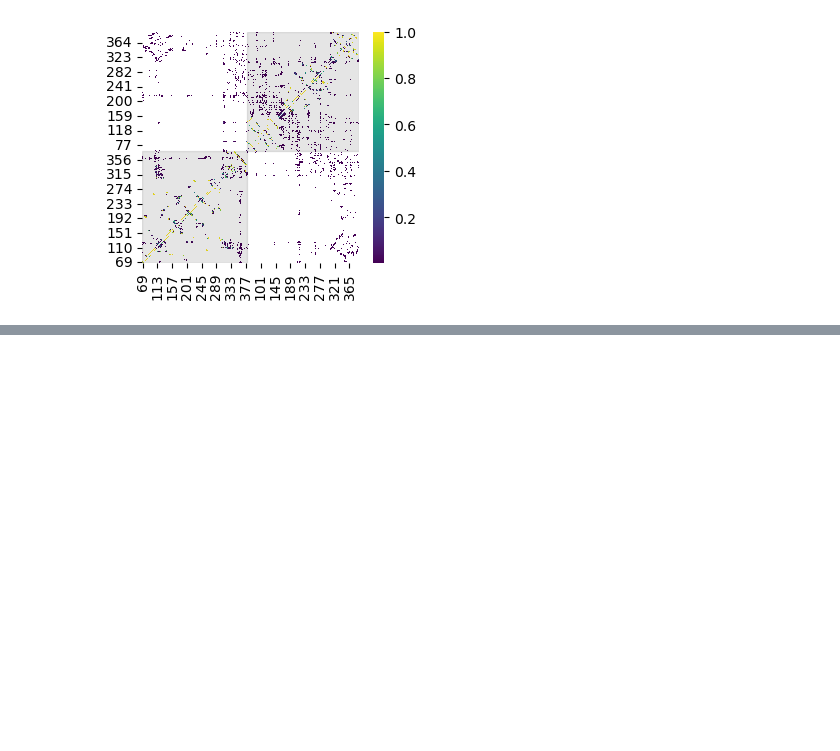
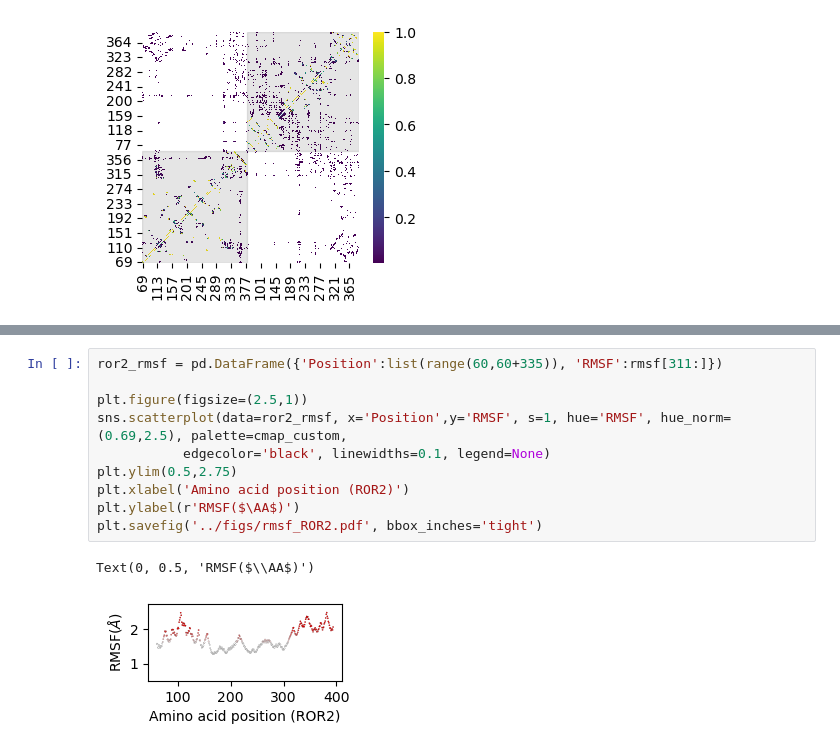
Before and after one commit to lcscs12345/ppi_conservation, a Jupyter notebook: jupyter_notebooks/wnt_ror.ipynb, the cells around one changed output, grey strips where cells are left out. Saved outputs shown, nothing was run; the diff lists cells and outputs as text; blank space fills up the shorter version.

```diff
--- a/jupyter_notebooks/wnt_ror.ipynb
+++ b/jupyter_notebooks/wnt_ror.ipynb
@@ -495,0 +537,13 @@ plt.savefig('../figs/contact_map.pdf')
+# %%
+ror2_rmsf = pd.DataFrame({'Position':list(range(60,60+335)), 'RMSF':rmsf[311:]})
+
+plt.figure(figsize=(2.5,1))
+sns.scatterplot(data=ror2_rmsf, x='Position',y='RMSF', s=1, hue='RMSF', hue_norm=(0.69,2.5), palette=cmap_custom,
+           edgecolor='black', linewidths=0.1, legend=None)
+plt.ylim(0.5,2.75)
+plt.xlabel('Amino acid position (ROR2)')
+plt.ylabel(r'RMSF($\AA$)')
+plt.savefig('../figs/rmsf_ROR2.pdf', bbox_inches='tight')
+# %% [output]
+Text(0, 0.5, 'RMSF($\\AA$)')
+[figure, added]
```
Also changed, not shown: parts of 6 cells of this notebook, 4 other files.
